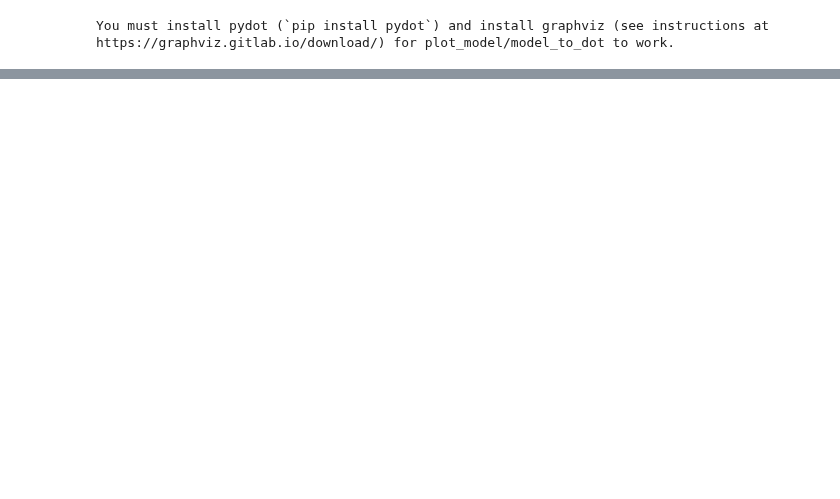
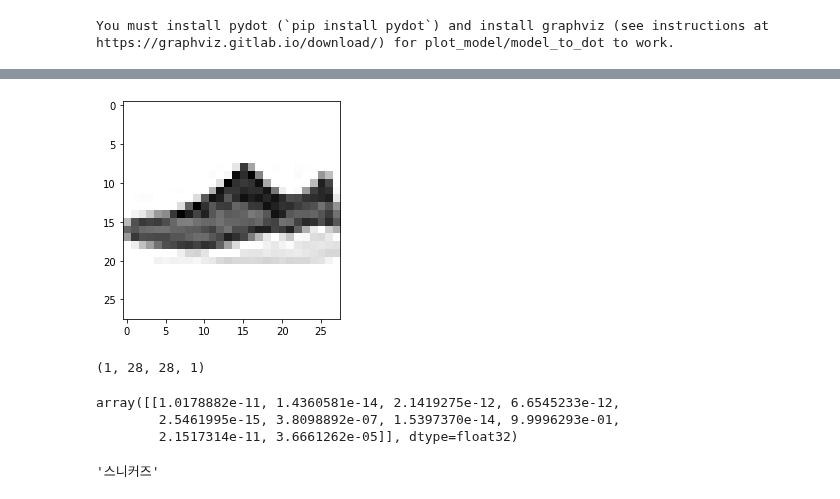
Before and after one commit to soxxun/python, a Jupyter notebook: 20220324/20220324.ipynb, the cells around one changed output, grey strips where cells are left out. Drawn from its saved outputs; the diff is of its cells as text; code cells hidden in the pictures; blank space fills up the shorter version.

```diff
--- a/20220324/20220324.ipynb
+++ b/20220324/20220324.ipynb
@@ -122,0 +175,22 @@ You must install pydot (`pip install pydot`) and install graphviz (see instructi
+# %%
+plt.imshow(x_target_scaled.reshape(-1,28,28)[2],cmap='gray_r')
+plt.show()
+# %% [output]
+[figure, added]
+# %%
+x_target_scaled[2:3].shape
+# %% [output]
+(1, 28, 28, 1)
+# %%
+model.predict(x_target_scaled[2:3])
+# %% [output]
+array([[1.0178882e-11, 1.4360581e-14, 2.1419275e-12, 6.6545233e-12,
+        2.5461995e-15, 3.8098892e-07, 1.5397370e-14, 9.9996293e-01,
+        2.1517314e-11, 3.6661262e-05]], dtype=float32)
+# %%
+import numpy as np
+predict_index = np.argmax(model.predict(x_target_scaled[2:3]))
+classes = ['티셔츠','바지','스웨터','드레스','코트','샌달','셔츠','스니커즈','가방','앵클 부츠']
+classes[predict_index]
+# %% [output]
+'스니커즈'
```
Also changed, not shown: parts of 13 cells of this notebook.
